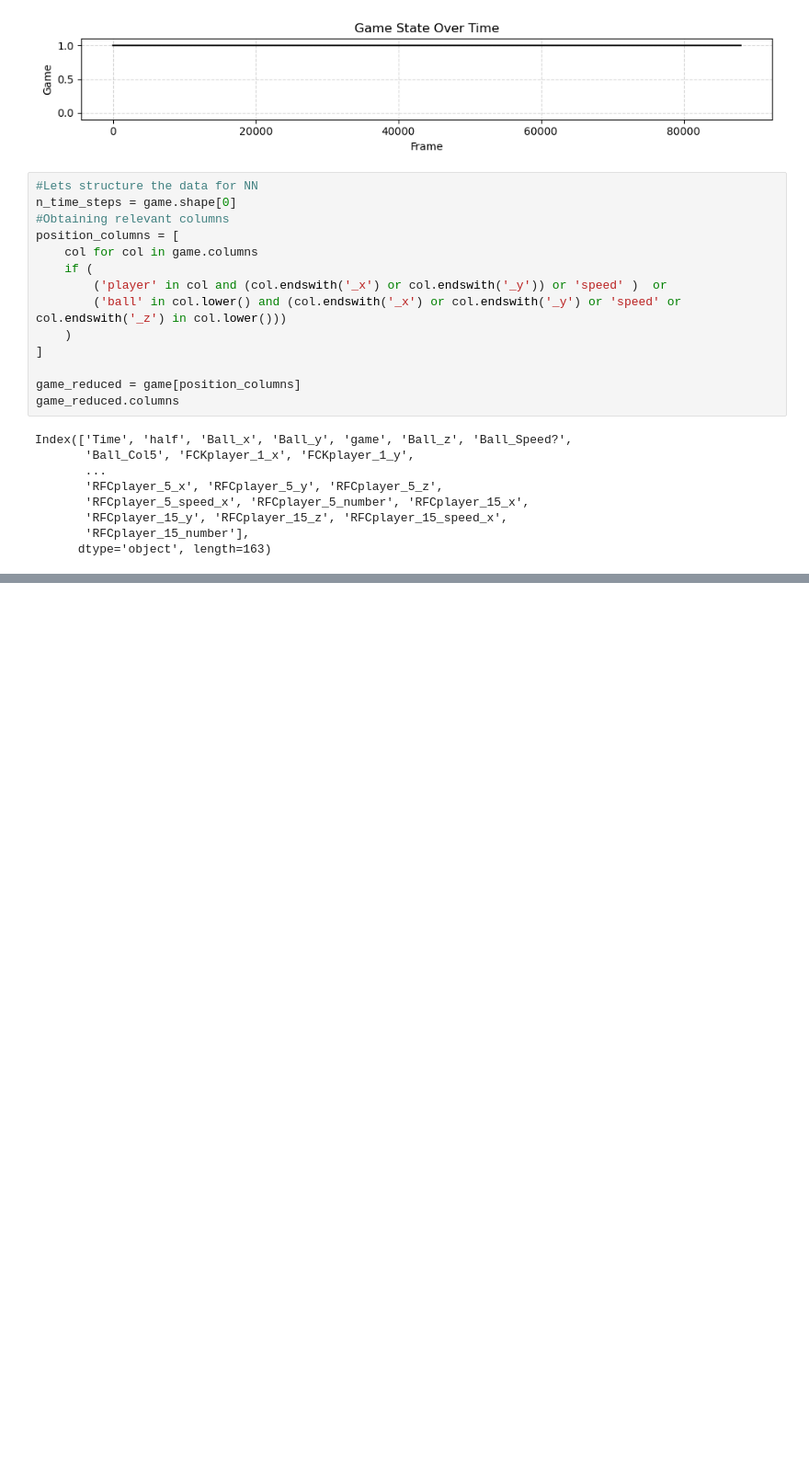
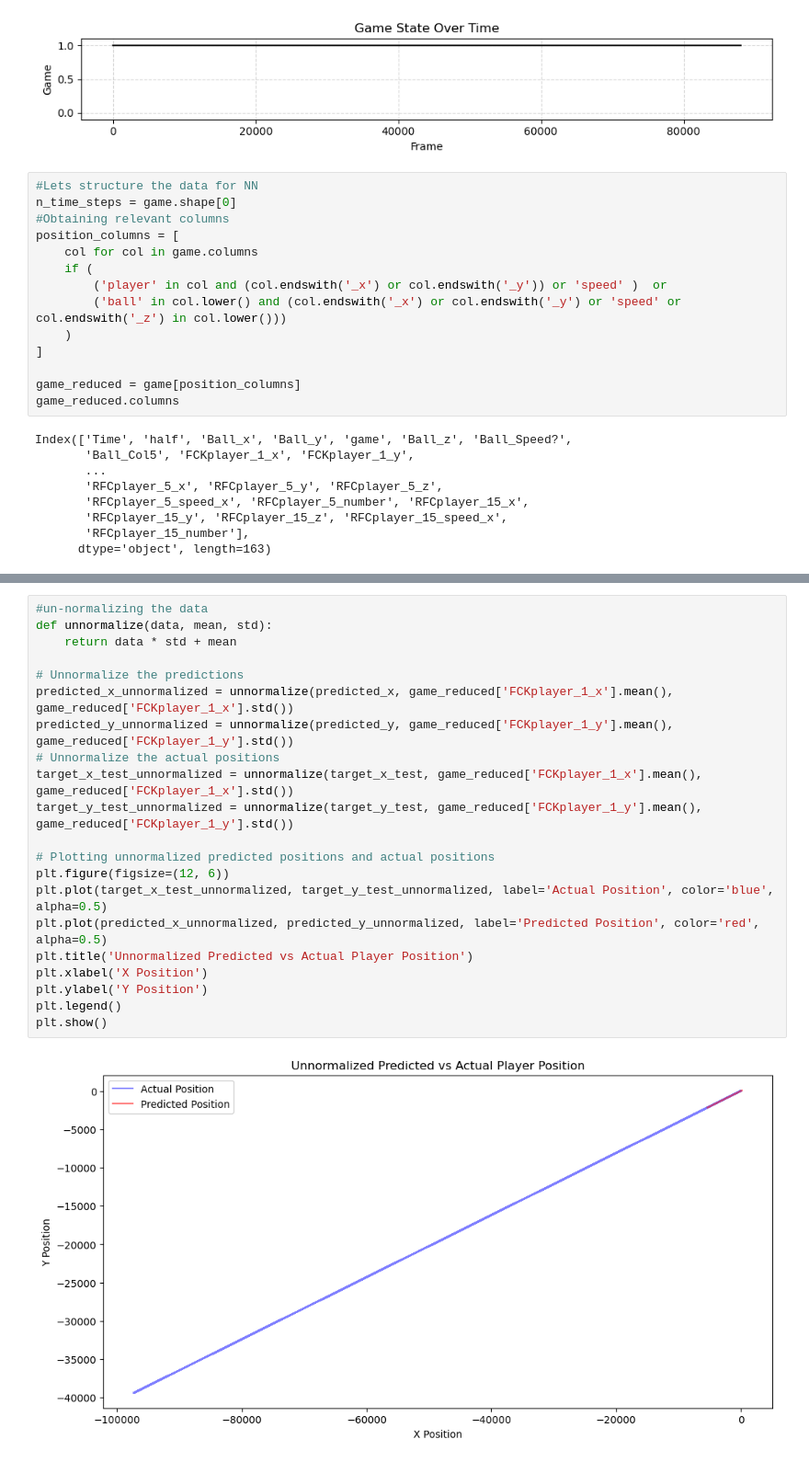
Before and after one commit to adiguzeldeniz/ekip_makine, a Jupyter notebook: retried_NN.ipynb, the cells around one changed output, grey strips where cells are left out. Shown at 92% size. Drawn from its saved outputs; the diff is of its cells as text; blank space fills up the shorter version.

```diff
--- a/retried_NN.ipynb
+++ b/retried_NN.ipynb
@@ -181,0 +203,23 @@ plt.show()
+# %%
+#un-normalizing the data
+def unnormalize(data, mean, std):
+    return data * std + mean
+
+# Unnormalize the predictions
+predicted_x_unnormalized = unnormalize(predicted_x, game_reduced['FCKplayer_1_x'].mean(), game_reduced['FCKplayer_1_x'].std())
+predicted_y_unnormalized = unnormalize(predicted_y, game_reduced['FCKplayer_1_y'].mean(), game_reduced['FCKplayer_1_y'].std())
+# Unnormalize the actual positions
+target_x_test_unnormalized = unnormalize(target_x_test, game_reduced['FCKplayer_1_x'].mean(), game_reduced['FCKplayer_1_x'].std())
+target_y_test_unnormalized = unnormalize(target_y_test, game_reduced['FCKplayer_1_y'].mean(), game_reduced['FCKplayer_1_y'].std())
+
+# Plotting unnormalized predicted positions and actual positions
+plt.figure(figsize=(12, 6))
+plt.plot(target_x_test_unnormalized, target_y_test_unnormalized, label='Actual Position', color='blue', alpha=0.5)
+plt.plot(predicted_x_unnormalized, predicted_y_unnormalized, label='Predicted Position', color='red', alpha=0.5)
+plt.title('Unnormalized Predicted vs Actual Player Position')
+plt.xlabel('X Position')
+plt.ylabel('Y Position')
+plt.legend()
+plt.show()
+# %% [output]
+[figure, added]
```
Also changed, not shown: parts of 13 cells of this notebook, 2 other files.
